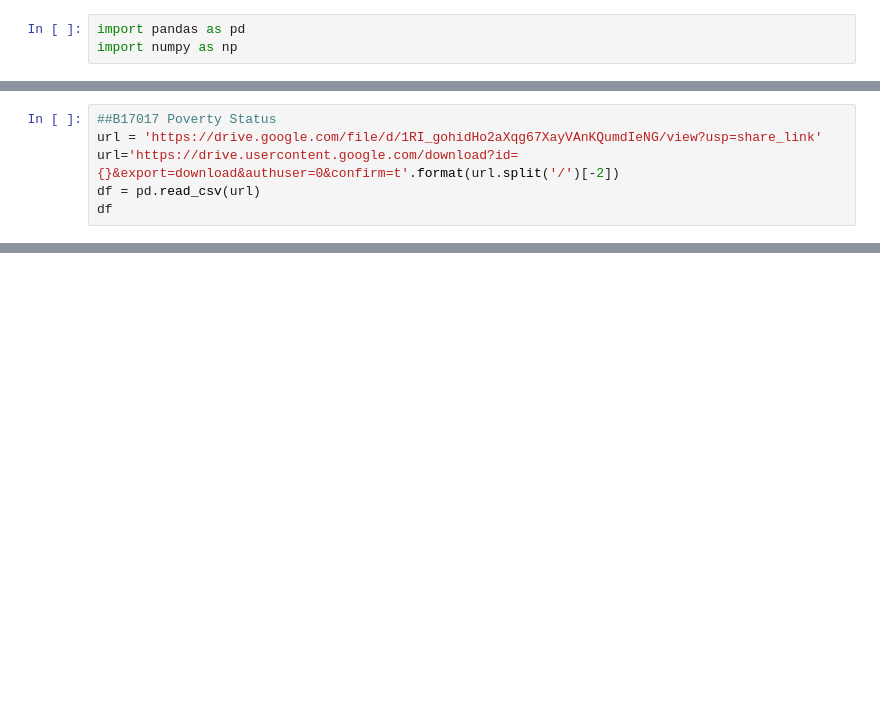
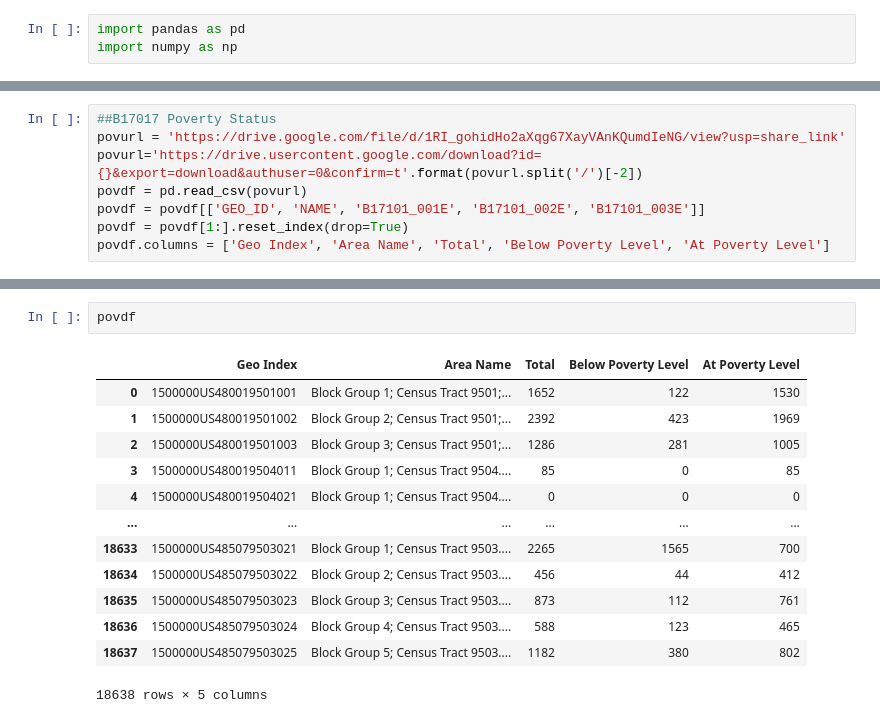
Before and after one commit to natalielarowe/MADS_Capstone, a Jupyter notebook: dataprocessingtest.ipynb, the cells around one changed output, grey strips where cells are left out. Saved outputs shown, nothing was run; the diff lists cells and outputs as text; blank space fills up the shorter version.

Commit message:
cleaned dataframes

```diff
--- a/dataprocessingtest.ipynb
+++ b/dataprocessingtest.ipynb
@@ -64,6 +79,8 @@ df
 # %%
 ##B17017 Poverty Status
-url = 'https://drive.google.com/file/d/1RI_gohidHo2aXqg67XayVAnKQumdIeNG/view?usp=share_link'
-url='https://drive.usercontent.google.com/download?id={}&export=download&authuser=0&confirm=t'.format(url.split('/')[-2])
-df = pd.read_csv(url)
-df
+povurl = 'https://drive.google.com/file/d/1RI_gohidHo2aXqg67XayVAnKQumdIeNG/view?usp=share_link'
+povurl='https://drive.usercontent.google.com/download?id={}&export=download&authuser=0&confirm=t'.format(povurl.split('/')[-2])
+povdf = pd.read_csv(povurl)
+povdf = povdf[['GEO_ID', 'NAME', 'B17101_001E', 'B17101_002E', 'B17101_003E']]
+povdf = povdf[1:].reset_index(drop=True)
+povdf.columns = ['Geo Index', 'Area Name', 'Total', 'Below Poverty Level', 'At Poverty Level']
@@ -84,2 +87,18 @@ df
+# %%
+povdf
+# %% [output]
+|  | Geo Index | Area Name | Total | Below Poverty Level | At Poverty Level |
+| 0 | 1500000US480019501001 | Block Group 1; Census Tract 9501;... | 1652 | 122 | 1530 |
+| 1 | 1500000US480019501002 | Block Group 2; Census Tract 9501;... | 2392 | 423 | 1969 |
+| 2 | 1500000US480019501003 | Block Group 3; Census Tract 9501;... | 1286 | 281 | 1005 |
+| 3 | 1500000US480019504011 | Block Group 1; Census Tract 9504.... | 85 | 0 | 85 |
+| 4 | 1500000US480019504021 | Block Group 1; Census Tract 9504.... | 0 | 0 | 0 |
+| ... | ... | ... | ... | ... | ... |
+| 18633 | 1500000US485079503021 | Block Group 1; Census Tract 9503.... | 2265 | 1565 | 700 |
+| 18634 | 1500000US485079503022 | Block Group 2; Census Tract 9503.... | 456 | 44 | 412 |
+| 18635 | 1500000US485079503023 | Block Group 3; Census Tract 9503.... | 873 | 112 | 761 |
+| 18636 | 1500000US485079503024 | Block Group 4; Census Tract 9503.... | 588 | 123 | 465 |
+| 18637 | 1500000US485079503025 | Block Group 5; Census Tract 9503.... | 1182 | 380 | 802 |
+18638 rows × 5 columns
 # %%
 #B25044 Tenure by Vehicles Available
```
Also changed, not shown: parts of 13 cells of this notebook.
